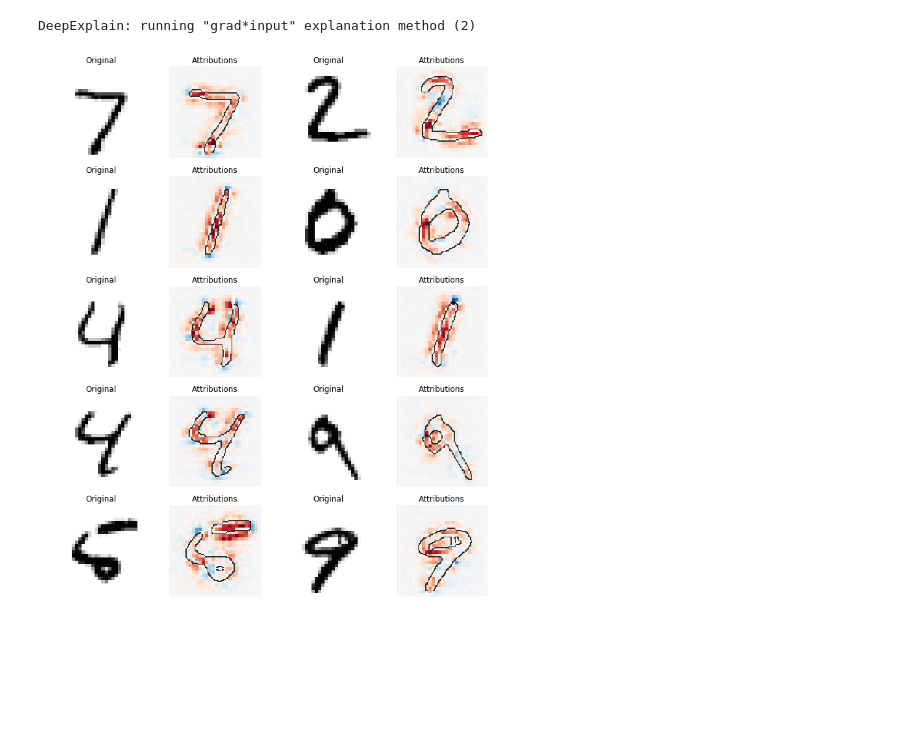
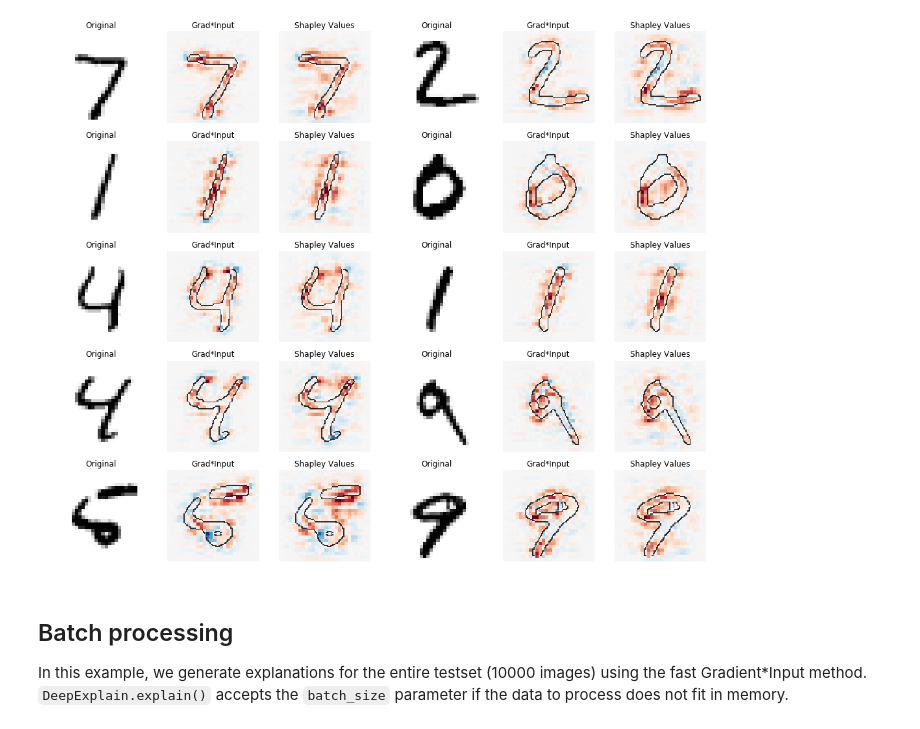
Before and after one commit to marcoancona/DeepExplain, a Jupyter notebook: examples/mint_cnn_keras.ipynb, the cells around one changed output. Cells and saved outputs as stored; diff of their text form; code cells hidden in the pictures; blank space fills up the shorter version.

Commit message:
Auto stash before merge of "dev" and "origin/dev"

```diff
--- a/examples/mint_cnn_keras.ipynb
+++ b/examples/mint_cnn_keras.ipynb
@@ -25,7 +23,7 @@ Using TensorFlow backend.
 
 batch_size = 128
 num_classes = 10
-epochs = 3
+epochs = 1
 
 # input image dimensions
 img_rows, img_cols = 28, 28
@@ -112,26 +106,34 @@ with DeepExplain(session=K.get_session()) as de:  # <-- init DeepExplain context
     xs = x_test[0:10]
     ys = y_test[0:10]
 
-    attributions = de.explain('grad*input', target_tensor * ys, input_tensor, xs)
-    #attributions = de.explain('saliency', target_tensor * ys, input_tensor, xs)
-    #attributions = de.explain('intgrad', target_tensor * ys, input_tensor, xs)
-    #attributions = de.explain('deeplift', target_tensor * ys, input_tensor, xs)
-    #attributions = de.explain('elrp', target_tensor * ys, input_tensor, xs)
-    #attributions = de.explain('occlusion', target_tensor * ys, input_tensor, xs)
+    attributions_gradin = de.explain('grad*input', target_tensor * ys, input_tensor, xs)
+    #attributions_sal   = de.explain('saliency', target_tensor * ys, input_tensor, xs)
+    #attributions_ig    = de.explain('intgrad', target_tensor * ys, input_tensor, xs)
+    #attributions_dl    = de.explain('deeplift', target_tensor * ys, input_tensor, xs)
+    #attributions_elrp  = de.explain('elrp', target_tensor * ys, input_tensor, xs)
+    #attributions_occ   = de.explain('occlusion', target_tensor * ys, input_tensor, xs)
+
+    # Compare Gradient * Input with approximate Shapley Values
+    # Note1: Shapley Value sampling with 100 samples per feature (78400 runs) takes a couple of minutes on a GPU.
+    # Note2: 100 samples are not enough for convergence, the result might be affected by sampling variance
+    attributions_sv     = de.explain('shapley_sampling', target_tensor * ys, input_tensor, xs, samples=100)
-# %% [output]
-DeepExplain: running "grad*input" explanation method (2)
 # %%
 # Plot attributions
 from utils import plot, plt
 %matplotlib inline
 
-n_cols = 4
-n_rows = int(len(attributions) / 2)
+n_cols = 6
+n_rows = int(len(attributions_gradin) / 2)
 fig, axes = plt.subplots(nrows=n_rows, ncols=n_cols, figsize=(3*n_cols, 3*n_rows))
 
-for i, a in enumerate(attributions):
+for i, (a1, a2) in enumerate(zip(attributions_gradin, attributions_sv)):
     row, col = divmod(i, 2)
-    plot(xs[i].reshape(28, 28), cmap='Greys', axis=axes[row, col*2]).set_title('Original')
-    plot(a.reshape(28,28), xi = xs[i], axis=axes[row,col*2+1]).set_title('Attributions')
+    plot(xs[i].reshape(28, 28), cmap='Greys', axis=axes[row, col*3]).set_title('Original')
+    plot(a1.reshape(28,28), xi = xs[i], axis=axes[row,col*3+1]).set_title('Grad*Input')
+    plot(a2.reshape(28,28), xi = xs[i], axis=axes[row,col*3+2]).set_title('Shapley Values')
 # %% [output]
-[figure, old version]
+[figure, new version]
+# %% [markdown]
+## Batch processing
+In this example, we generate explanations for the entire testset (10000 images) using the fast Gradient*Input method.
+`DeepExplain.explain()` accepts the `batch_size` parameter if the data to process does not fit in memory.
```
Also changed, not shown: parts of 3 cells of this notebook.
